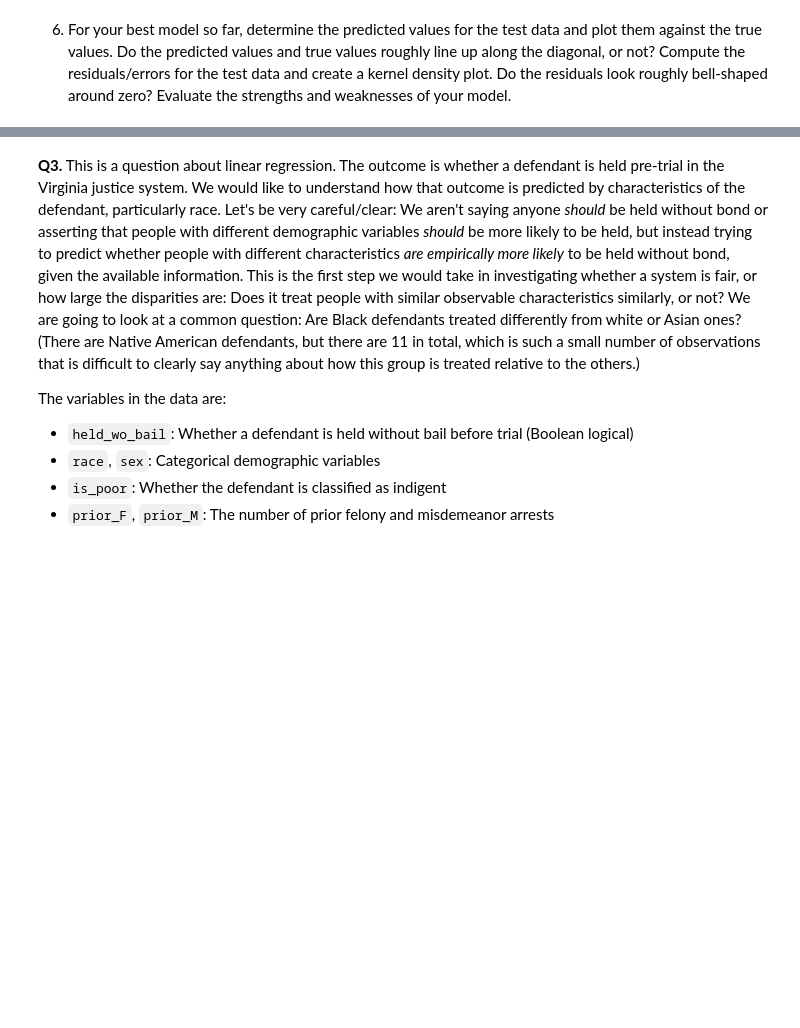
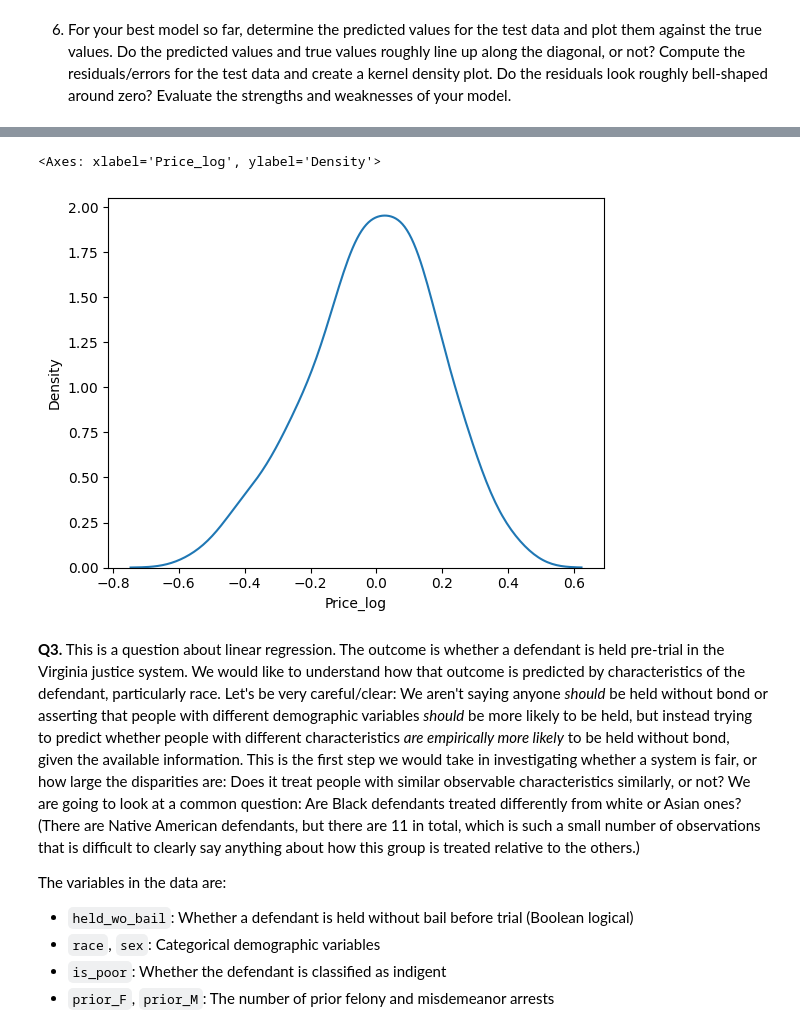
Before and after one commit to awhitehouse1/linearRegression, a Jupyter notebook: assignment.ipynb, the cells around one changed output, grey strips where cells are left out. Saved outputs shown, nothing was run; the diff lists cells and outputs as text; code cells hidden in the pictures; blank space fills up the shorter version.

```diff
--- a/assignment.ipynb
+++ b/assignment.ipynb
@@ -181,3 +428,9 @@ X_train, X_test, y_train, y_test = train_test_split(X,y,test_size=.2,random_stat
+# %%
+residuals = y_test - y_hat_combined
+sns.kdeplot(residuals)
+# %% [output]
+<Axes: xlabel='Price_log', ylabel='Density'>
+[figure, added]
 # %% [markdown]
 **Q3.** This is a question about linear regression. The outcome is whether a defendant is held pre-trial in the Virginia justice system. We would like to understand how that outcome is predicted by characteristics of the defendant, particularly race. Let's be very careful/clear: We aren't saying anyone *should* be held without bond or asserting that people with different demographic variables *should* be more likely to be held, but instead trying to predict whether people with different characteristics *are empirically more likely* to be held without bond, given the available information. This is the first step we would take in investigating whether a system is fair, or how large the disparities are: Does it treat people with similar observable characteristics similarly, or not? We are going to look at a common question: Are Black defendants treated differently from white or Asian ones? (There are Native American defendants, but there are 11 in total, which is such a small number of observations that is difficult to clearly say anything about how this group is treated relative to the others.)
 
```
Also changed, not shown: parts of 22 cells of this notebook.
